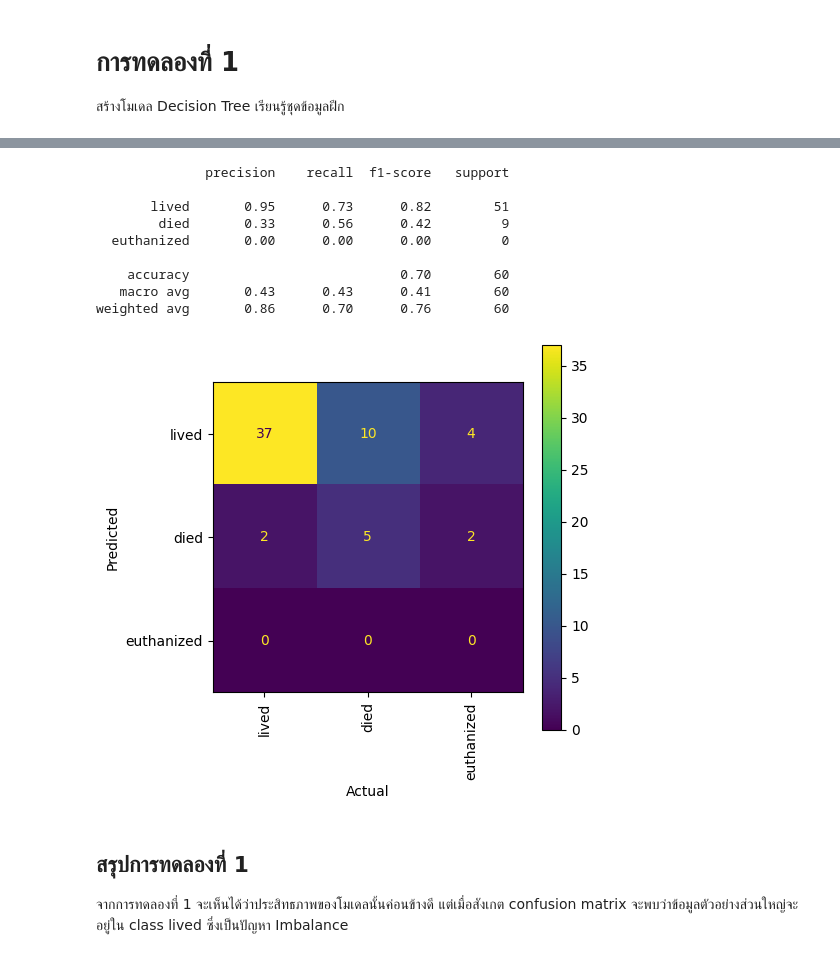
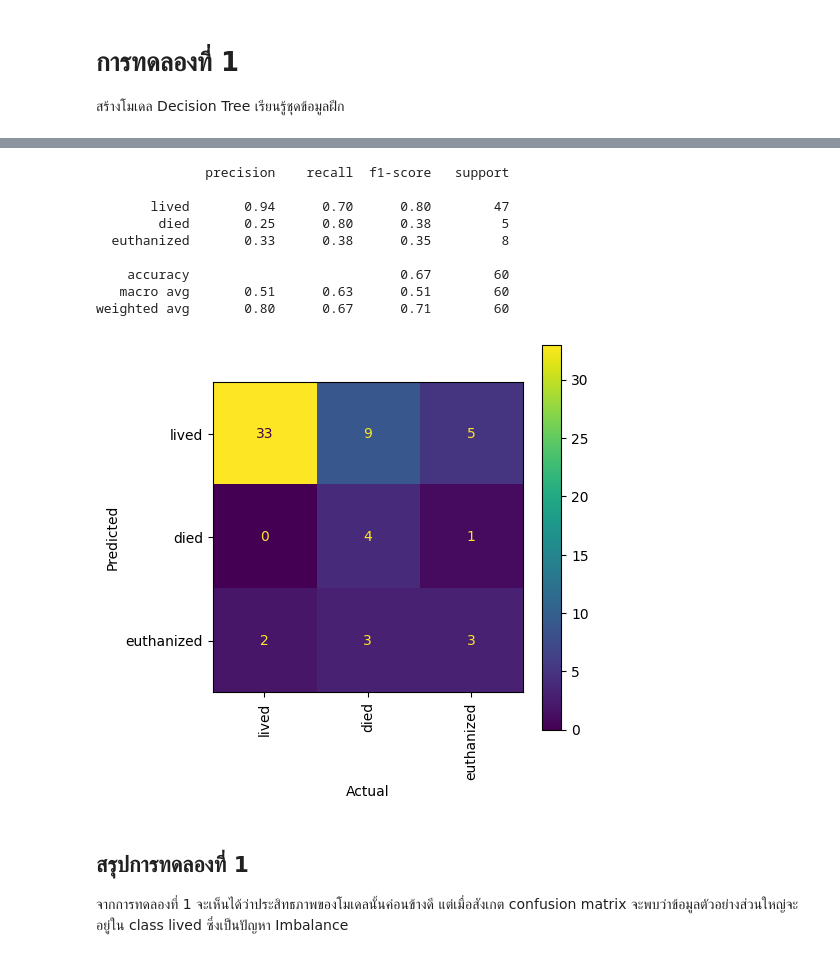
Before and after one commit to JaeAiKay/project-AI-classification, a Jupyter notebook: DecisionTreeWithGridSearchCV.ipynb, the cells around one changed output, grey strips where cells are left out. Drawn from its saved outputs; the diff is of its cells as text; code cells hidden in the pictures.

```diff
--- a/DecisionTreeWithGridSearchCV.ipynb
+++ b/DecisionTreeWithGridSearchCV.ipynb
@@ -229,0 +263,3 @@ def report(y_true, y_pred, labels) :
+# %%
+param_grid = { 'criterion':['gini','entropy'], 'max_depth': np.arange(3, 100)}
+cv = 10
@@ -239,5 +282,0 @@ from sklearn import tree
-# %%
-param_grid = { 'criterion':['gini','entropy'], 'max_depth': np.arange(3, 100)}
-dtree_model = DecisionTreeClassifier()
-dtree_gscv = GridSearchCV(dtree_model, param_grid, cv=10)
-dtree_gscv.fit(X_train, y_train)
@@ -256,0 +291,5 @@ dtree_gscv.best_params_
+# %%
+dtree_model_1 = DecisionTreeClassifier()
+dtree_gscv_1 = GridSearchCV(dtree_model_1, param_grid, cv=cv)
+dtree_gscv_1.fit(X_train, y_train)
+dtree_gscv_1.best_params_
@@ -261,5 +302,5 @@ dtree_gscv.best_score_
 # %%
-model_1 = dtree_gscv.best_estimator_
+model_1 = dtree_gscv_1.best_estimator_
 # %%
 fig = plt.figure(figsize=(10,10))
 tree.plot_tree(model_1, filled=True)
@@ -285,17 +330,17 @@ report(y_pred_1, y_test, classes)
 # %% [output]
               precision    recall  f1-score   support
 
-       lived       0.95      0.73      0.82        51
-        died       0.33      0.56      0.42         9
-  euthanized       0.00      0.00      0.00         0
+       lived       0.94      0.70      0.80        47
+        died       0.25      0.80      0.38         5
+  euthanized       0.33      0.38      0.35         8
 
-    accuracy                           0.70        60
-   macro avg       0.43      0.43      0.41        60
-weighted avg       0.86      0.70      0.76        60
+    accuracy                           0.67        60
+   macro avg       0.51      0.63      0.51        60
+weighted avg       0.80      0.67      0.71        60
 # %%
-plotCM(pred=y_pred_1, y_test=y_test, labels=classes)
+plotCM(y_test=y_test, y_pred=y_pred_1, labels=classes)
 # %% [output]
-[figure, old version]
+[figure, new version]
 # %% [markdown]
 ## สรุปการทดลองที่ 1
 
```
Also changed, not shown: parts of 51 cells of this notebook.
